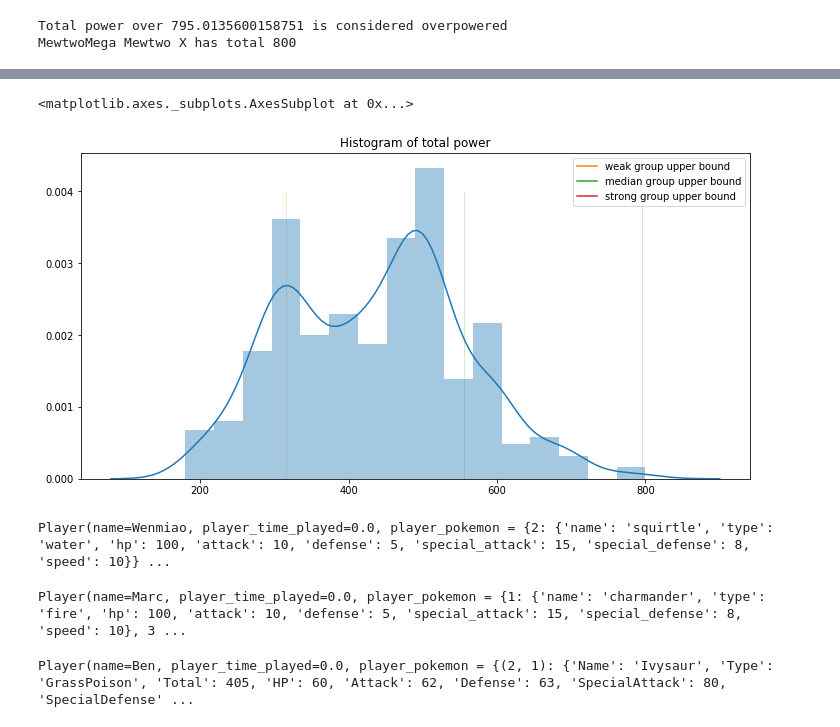
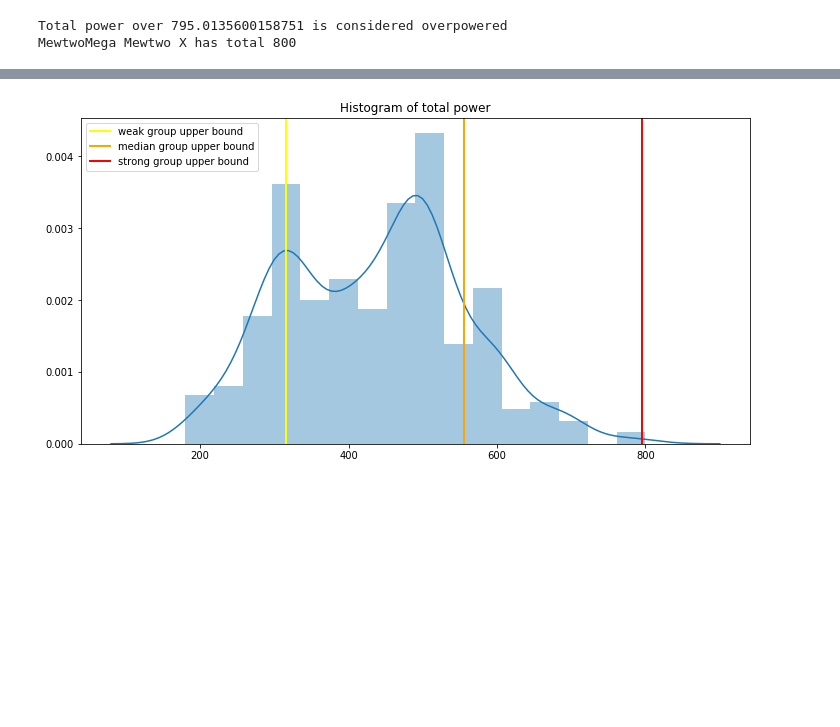
Before and after one commit to Miaowshroom/project1, a Jupyter notebook: project-1-v2-starter-code.ipynb, the cells around one changed output, grey strips where cells are left out. Saved outputs shown, nothing was run; the diff lists cells and outputs as text; code cells hidden in the pictures; blank space fills up the shorter version.

```diff
--- a/project-1-v2-starter-code.ipynb
+++ b/project-1-v2-starter-code.ipynb
@@ -454,5 +474,6 @@ for line in clean1:
         data_unique1.append(row_entry)
 # %%
-header = data_unique1[0]
+# splite the header and data
+header1 = data_unique1[0]
 data_unique1 = data_unique1[1:]
 #data_unique1
@@ -539,11 +623,34 @@ pprint(pokedex_removed[2])
 # alternetive will use turple as key turple as (pokedexNumber,variation)
 
 def get_pokedex_variation(data_unique1,header):
-    pokedex ={}
-    repeat_dict = {}
+    """
+    Get pokedex from the data converted from the csv file, useing tuple (pokemonNumber,variation) as key
+    variation start from
+    1. If only one pokemon for a pokemonNumber, the entry will save with key (pokemonNumber,1)
+    2. Second entry of the same pokemonNumber, will save with key (pokemonNumber,2)
+
+    Keyword argument:
+    data_unique (required)     -- pokemon data list of list
+    header (required)          -- pokemon data header
+
+    Return :
+    pokedex dictionary tuple (pokemonNumber,variation) as key
+    repeat_dict contains the pokenomNumber with corresponding pokemon name and number of entries
+    {1: {'Name': ['Bulbasaur'], 'number': 1},
+     2: {'Name': ['Ivysaur'], 'number': 1},
+     3: {'Name': ['Venusaur', 'VenusaurMega Venusaur'], 'number': 2},
+     ........
+    }
+    """
+    pokedex ={}   # set empty pokedex
+    repeat_dict = {}  # set empty repeat pokemon dictionary
     for ele in data_unique1:
-        variation = repeat_dict.get(ele[0],{}).get('number',0)+1
+        # for every entry in the data
+        variation = repeat_dict.get(ele[0],{}).get('number',0)+1    # variation = current variation +1 or 1 if not include yet
+        # add into pokedex
         pokedex[(ele[0],variation)]=dict(zip(header[1:],ele[1:]))
+
+        # for the repeat_dict increase the number of variation, add the pokemon name in the list
         new_number = repeat_dict.get(ele[0],{}).get('number',0)+1
         new_name = repeat_dict.get(ele[0],{}).get('Name',[])
         new_name.append(ele[1])
@@ -837,19 +1046,11 @@ The apperance probablity is 0.000996296792232821
 # %%
 power_list = [pokedex2[key]['Total'] for key in pokedex2.keys()]
 fig, ax = plt.subplots(1, 1, figsize=(12, 6))
 sns.distplot(power_list).set_title('Histogram of total power')
 
-sns.lineplot(th_weak_upperbound, [0, 0.004], label='weak group upper bound')
-sns.lineplot(th_median_upperbound, [0, 0.004], label='median group upper bound')
-sns.lineplot(th_strong_upperbound, [0, 0.004], label='strong group upper bound')
+ax.axvline(th_weak_upperbound, label='weak group upper bound', linewidth=2, color='yellow')
+ax.axvline(th_median_upperbound, label='median group upper bound', linewidth=2, color='orange')
+ax.axvline(th_strong_upperbound, label='strong group upper bound', linewidth=2, color='red')
+ax.legend();
 # %% [output]
-<matplotlib.axes._subplots.AxesSubplot at 0x...>
-[figure, old version]
+[figure, new version]
-# %%
-player1
-# %% [output]
-Player(name=Wenmiao, player_time_played=0.0, player_pokemon = {2: {'name': 'squirtle', 'type': 'water', 'hp': 100, 'attack': 10, 'defense': 5, 'special_attack': 15, 'special_defense': 8, 'speed': 10}} ...
-# %%
-player2
-# %% [output]
-Player(name=Marc, player_time_played=0.0, player_pokemon = {1: {'name': 'charmander', 'type': 'fire', 'hp': 100, 'attack': 10, 'defense': 5, 'special_attack': 15, 'special_defense': 8, 'speed': 10}, 3 ...
@@ -858,4 +1056,0 @@ player3
-# %%
-player4
-# %% [output]
-Player(name=Ben, player_time_played=0.0, player_pokemon = {(2, 1): {'Name': 'Ivysaur', 'Type': 'GrassPoison', 'Total': 405, 'HP': 60, 'Attack': 62, 'Defense': 63, 'SpecialAttack': 80, 'SpecialDefense' ...
```
Also changed, not shown: parts of 47 cells of this notebook.
